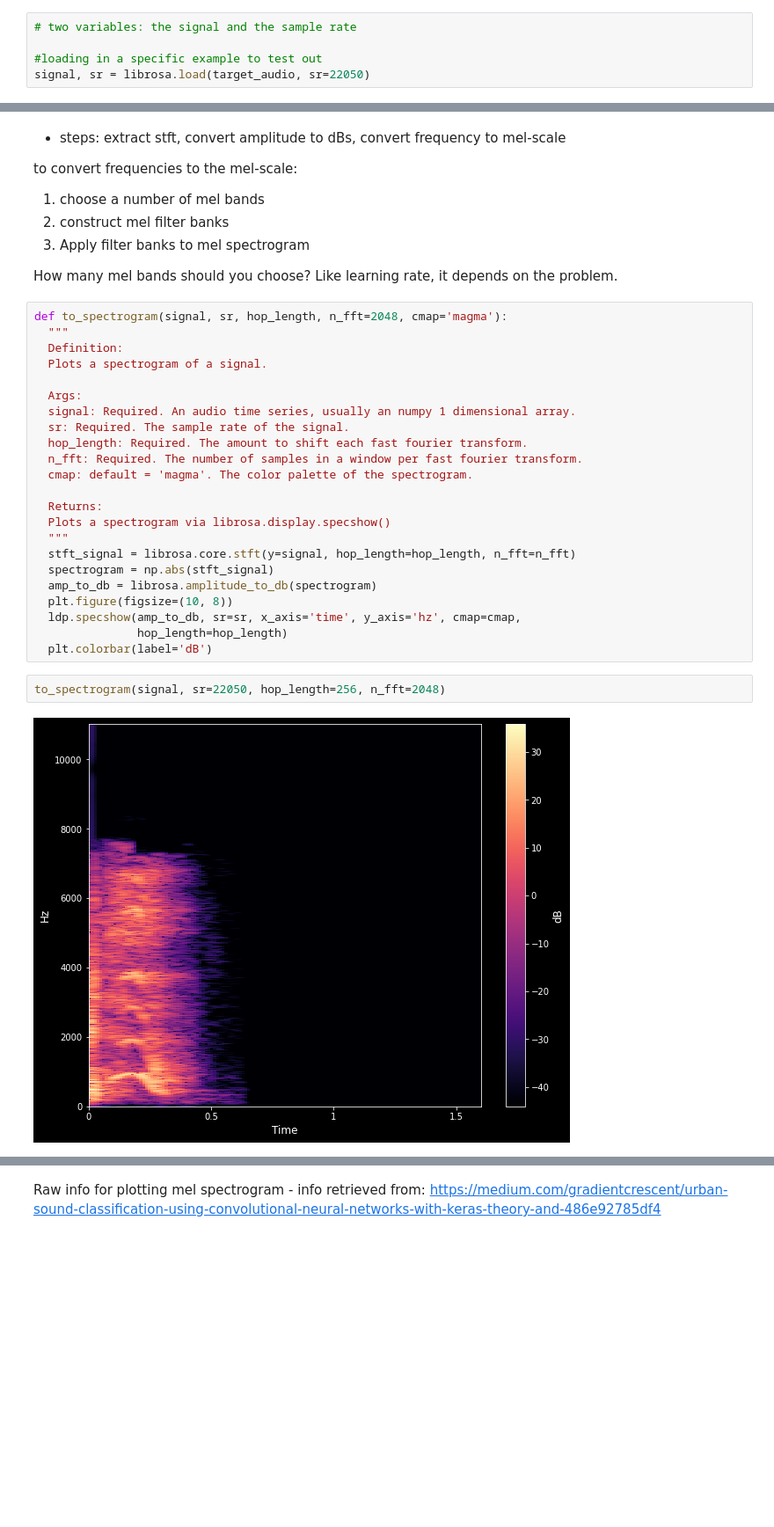
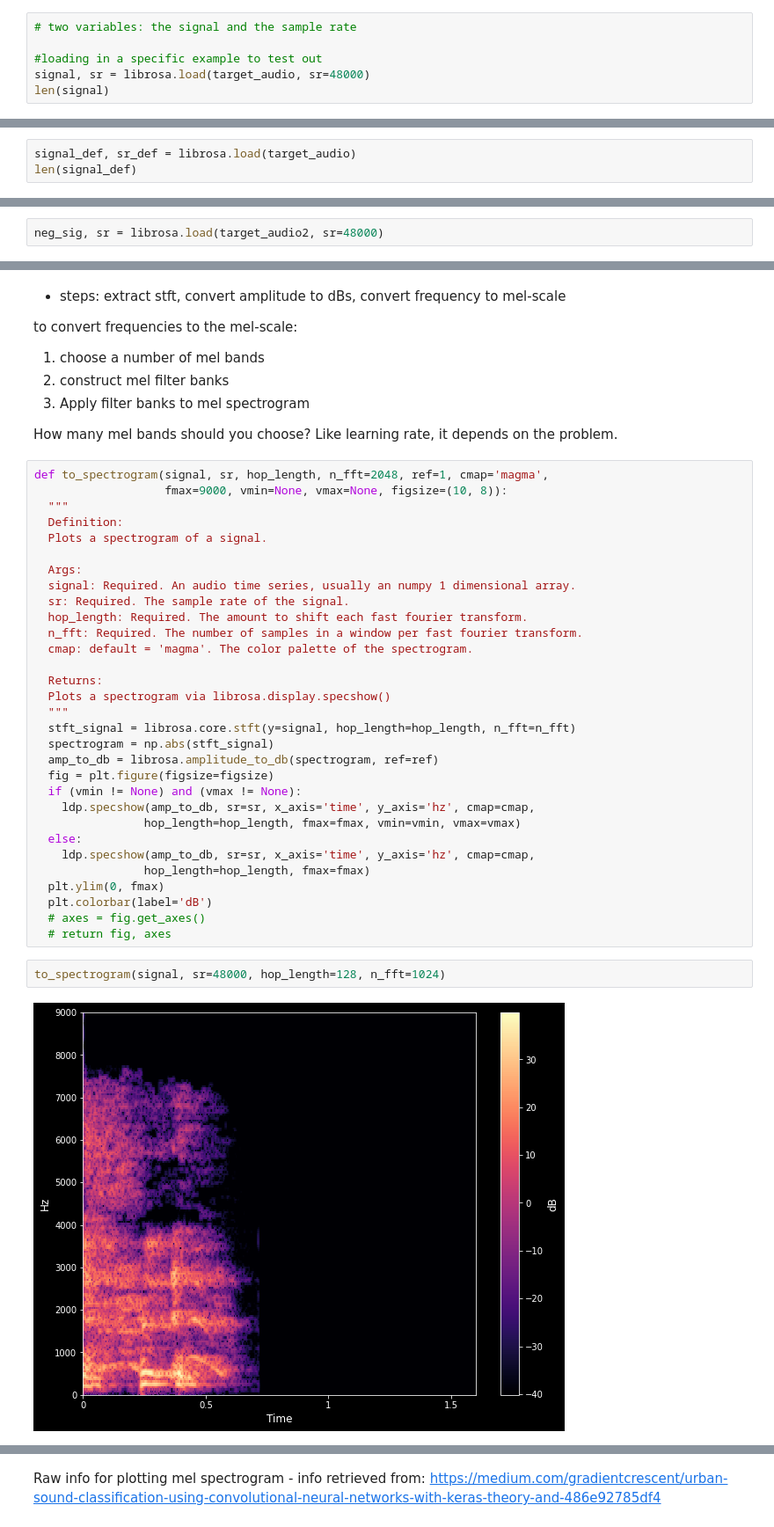
Before and after one commit to Lewis34cs/corona_audio, a Jupyter notebook: covid_proj.ipynb, the cells around one changed output, grey strips where cells are left out. Shown at 88% size. Drawn from its saved outputs; the diff is of its cells as text; blank space fills up the shorter version.

```diff
--- a/covid_proj.ipynb
+++ b/covid_proj.ipynb
@@ -1740,4 +1772,5 @@ target_audio
 # two variables: the signal and the sample rate
 
 #loading in a specific example to test out
-signal, sr = librosa.load(target_audio, sr=22050)
+signal, sr = librosa.load(target_audio, sr=48000)
+len(signal)
@@ -1743,0 +1779,3 @@ signal, sr = librosa.load(target_audio, sr=22050)
+# %%
+signal_def, sr_def = librosa.load(target_audio)
+len(signal_def)
@@ -1744,3 +1784,5 @@ signal, sr = librosa.load(target_audio, sr=22050)
+# %%
+neg_sig, sr = librosa.load(target_audio2, sr=48000)
 # %%
 # Librosa gives us back an array --> our audio signal
 # and a number which represents our sample rate
@@ -1922,7 +1964,8 @@ to convert frequencies to the mel-scale:
 
 How many mel bands should you choose? Like learning rate, it depends on the problem.
 # %%
-def to_spectrogram(signal, sr, hop_length, n_fft=2048, cmap='magma'):
+def to_spectrogram(signal, sr, hop_length, n_fft=2048, ref=1, cmap='magma',
+                   fmax=9000, vmin=None, vmax=None, figsize=(10, 8)):
   """
   Definition:
   Plots a spectrogram of a signal.
@@ -1939,12 +1982,19 @@ def to_spectrogram(signal, sr, hop_length, n_fft=2048, cmap='magma'):
   """
   stft_signal = librosa.core.stft(y=signal, hop_length=hop_length, n_fft=n_fft)
   spectrogram = np.abs(stft_signal)
-  amp_to_db = librosa.amplitude_to_db(spectrogram)
-  plt.figure(figsize=(10, 8))
-  ldp.specshow(amp_to_db, sr=sr, x_axis='time', y_axis='hz', cmap=cmap,
-               hop_length=hop_length)
+  amp_to_db = librosa.amplitude_to_db(spectrogram, ref=ref)
+  fig = plt.figure(figsize=figsize)
+  if (vmin != None) and (vmax != None):
+    ldp.specshow(amp_to_db, sr=sr, x_axis='time', y_axis='hz', cmap=cmap,
+                hop_length=hop_length, fmax=fmax, vmin=vmin, vmax=vmax)
+  else:
+    ldp.specshow(amp_to_db, sr=sr, x_axis='time', y_axis='hz', cmap=cmap,
+                hop_length=hop_length, fmax=fmax)
+  plt.ylim(0, fmax)
   plt.colorbar(label='dB')
+  # axes = fig.get_axes()
+  # return fig, axes
 # %%
-to_spectrogram(signal, sr=22050, hop_length=256, n_fft=2048)
+to_spectrogram(signal, sr=48000, hop_length=128, n_fft=1024)
 # %% [output]
-[figure, old version]
+[figure, new version]
```
Also changed, not shown: parts of 137 cells of this notebook.
